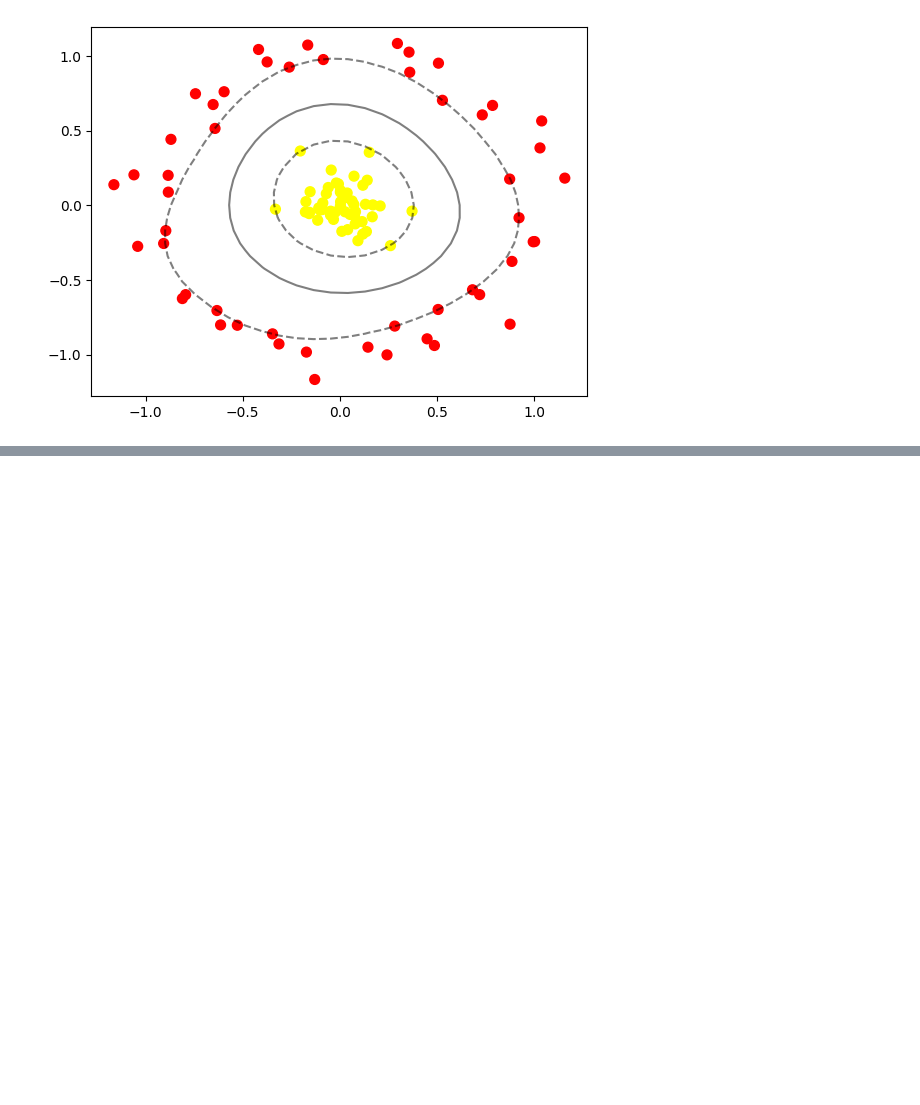
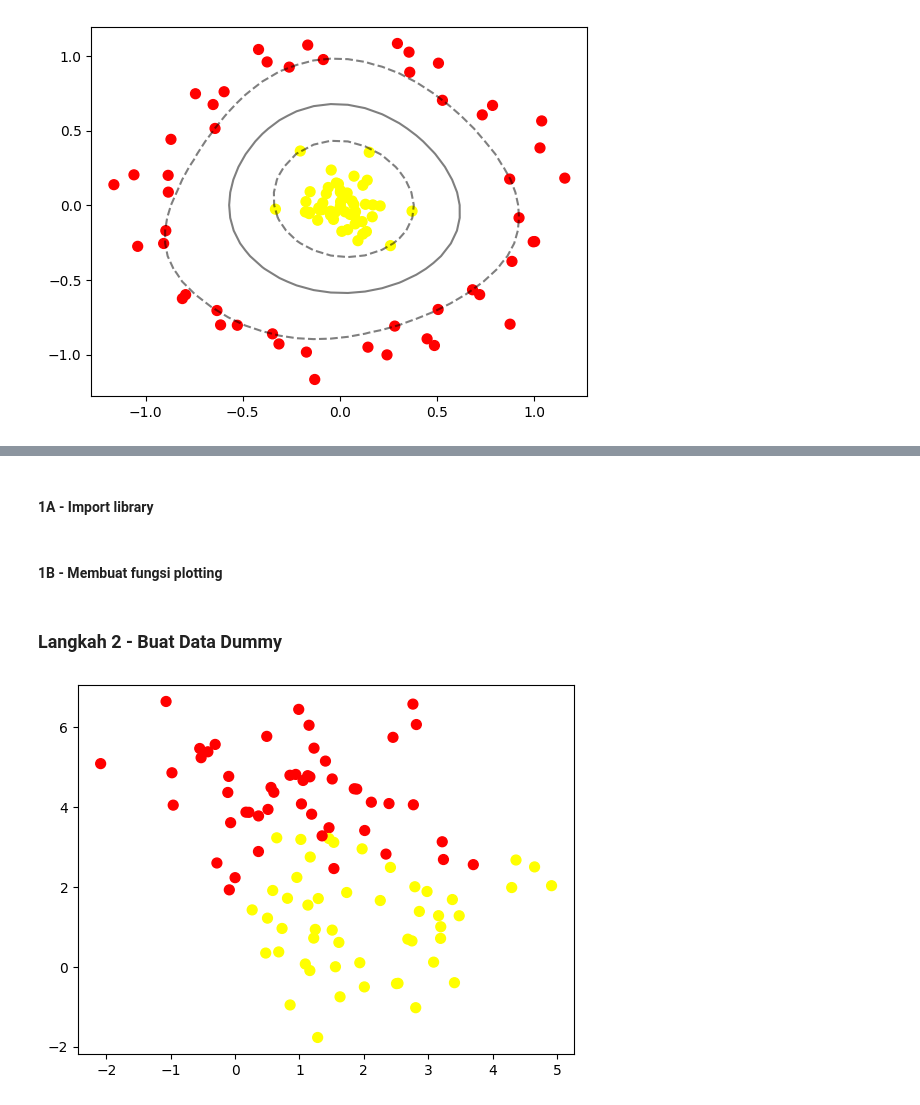
Before and after one commit to nurilhuda05/Pembelajaran_Mesin_2026, a Jupyter notebook: TG11_244107020004_Muhammad_Nuril_Huda.ipynb, the cells around one changed output, grey strips where cells are left out. Saved outputs shown, nothing was run; the diff lists cells and outputs as text; code cells hidden in the pictures; blank space fills up the shorter version.

```diff
--- a/TG11_244107020004_Muhammad_Nuril_Huda.ipynb
+++ b/TG11_244107020004_Muhammad_Nuril_Huda.ipynb
@@ -383,0 +388,2 @@ plt.show()
+# %% [markdown]
+#### **1A - Import library**
@@ -383,0 +397,2 @@ plt.show()
+# %% [markdown]
+#### **1B - Membuat fungsi plotting**
@@ -383,0 +438,14 @@ plt.show()
+# %% [markdown]
+### **Langkah 2 - Buat Data Dummy**
+# %%
+X, y = make_blobs(
+    n_samples=100,
+    centers=2,
+    random_state=0,
+    cluster_std=1.2
+)
+
+plt.scatter(X[:, 0], X[:, 1], c=y, s=50, cmap='autumn')
+plt.show()
+# %% [output]
+[figure, added]
```
Also changed, not shown: parts of 25 cells of this notebook.
